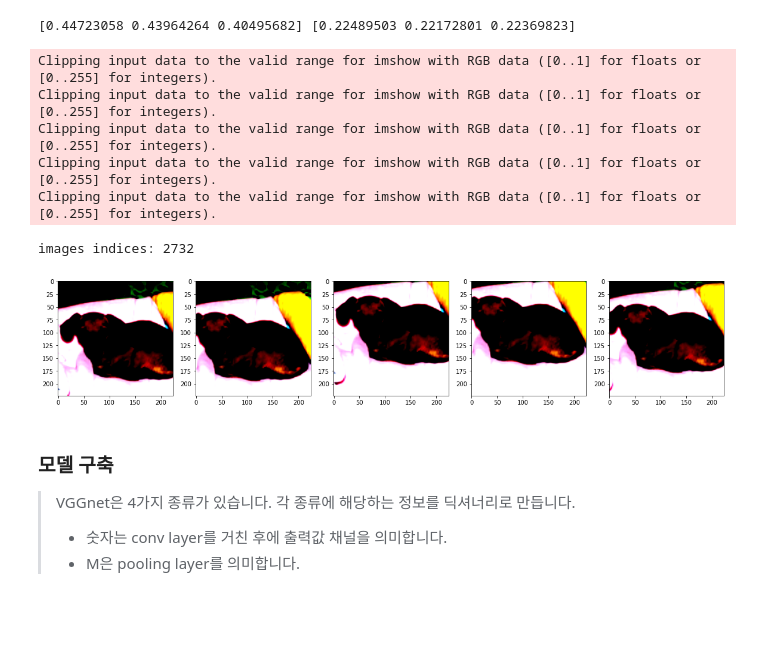
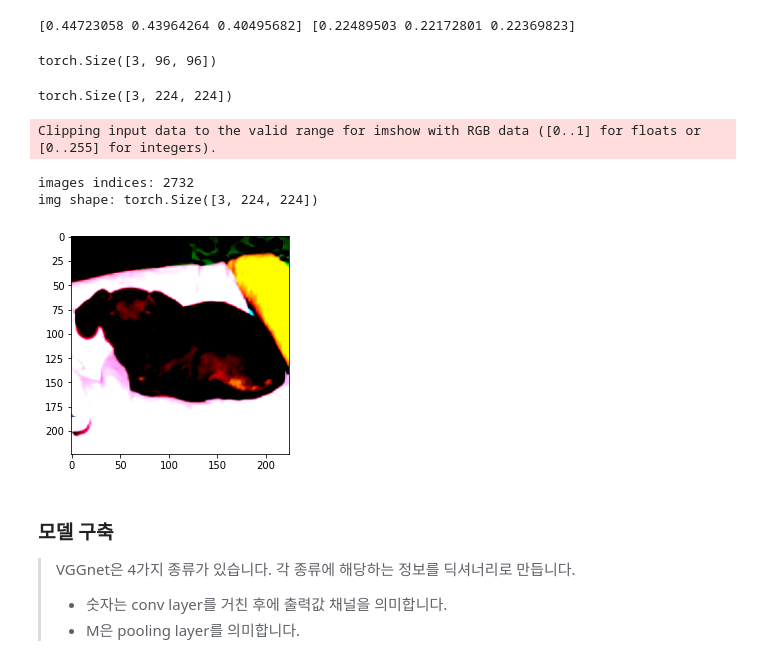
Before and after one commit to good593/pytorch-tutorial, a Jupyter notebook: image_recognition/vgg/vgg.ipynb, the cells around one changed output. Saved outputs shown, nothing was run; the diff lists cells and outputs as text; code cells hidden in the pictures; blank space fills up the shorter version.

```diff
--- a/image_recognition/vgg/vgg.ipynb
+++ b/image_recognition/vgg/vgg.ipynb
@@ -91,15 +91,17 @@ val_stdB = val_stdRGB[2]
 print(val_meanRGB, val_stdRGB)
 # %% [output]
 [0.44723058 0.43964264 0.40495682] [0.22489503 0.22172801 0.22369823]
+# %%
+img, _ = train_ds[1]
+print(img.shape)
+# %% [output]
+torch.Size([3, 96, 96])
 # %%
 # define the image transformation
-# using FiveCrop, normalize, horizontal reflection
+# using normalize, horizontal reflection
 transformer = transforms.Compose([
-  transforms.Resize(256),
-  transforms.FiveCrop(224),
-  transforms.Lambda(lambda crops: torch.stack([
-    transforms.ToTensor()(crop) for crop in crops
-  ])),
+  transforms.Resize(224),
+  transforms.ToTensor(),
   transforms.Normalize(
     train_meanRGB, train_stdRGB
   )
@@ -108,36 +110,37 @@ transformer = transforms.Compose([
 # apply transformation
 train_ds.transform = transformer
 val_ds.transform = transformer
+# %%
+img, _ = train_ds[1]
+print(img.shape)
+# %% [output]
+torch.Size([3, 224, 224])
 # %%
 # display transformed sample images
-def show(imgs, y=None, color=True):
-  for i, img in enumerate(imgs):
-    npimg = img.numpy()
-    npimg_tr = np.transpose(npimg, (1, 2, 0))
-    plt.subplot(1, imgs.shape[0], i+1)
-    plt.imshow(npimg_tr)
+def show(img, y=None, color=True):
+  npimg = img.numpy()
+  npimg_tr = np.transpose(npimg, (1, 2, 0))
+  plt.imshow(npimg_tr)
 
   if y is not None:
     plt.title(f'labels: {str(y)}')
 
 np.random.seed(0)
 torch.manual_seed(0)
 
 # pick a random sample image
 rnd_inds = int(np.random.randint(0, len(train_ds), 1))
 img, label = train_ds[rnd_inds]
 print(f'images indices: {rnd_inds}')
+print(f'img shape: {img.shape}')
 
-plt.figure(figsize=(20, 20))
+# plt.figure(figsize=(20, 20))
 show(img)
 # %% [output]
 Clipping input data to the valid range for imshow with RGB data ([0..1] for floats or [0..255] for integers).
-Clipping input data to the valid range for imshow with RGB data ([0..1] for floats or [0..255] for integers).
-Clipping input data to the valid range for imshow with RGB data ([0..1] for floats or [0..255] for integers).
-Clipping input data to the valid range for imshow with RGB data ([0..1] for floats or [0..255] for integers).
-Clipping input data to the valid range for imshow with RGB data ([0..1] for floats or [0..255] for integers).
 images indices: 2732
+img shape: torch.Size([3, 224, 224])
-[figure, old version]
+[figure, new version]
 # %%
 # create dataloader
 train_dl = DataLoader(
```
Also changed, not shown: parts of 2 cells of this notebook, 1 other file.
